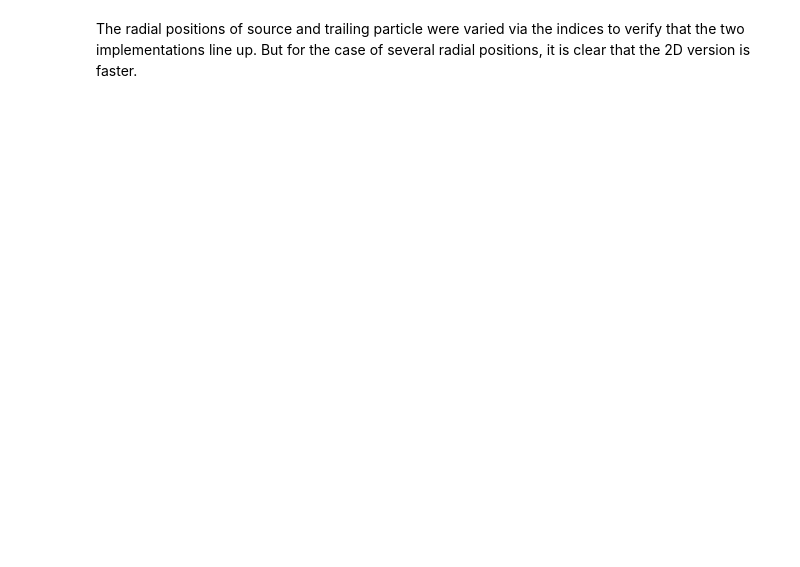
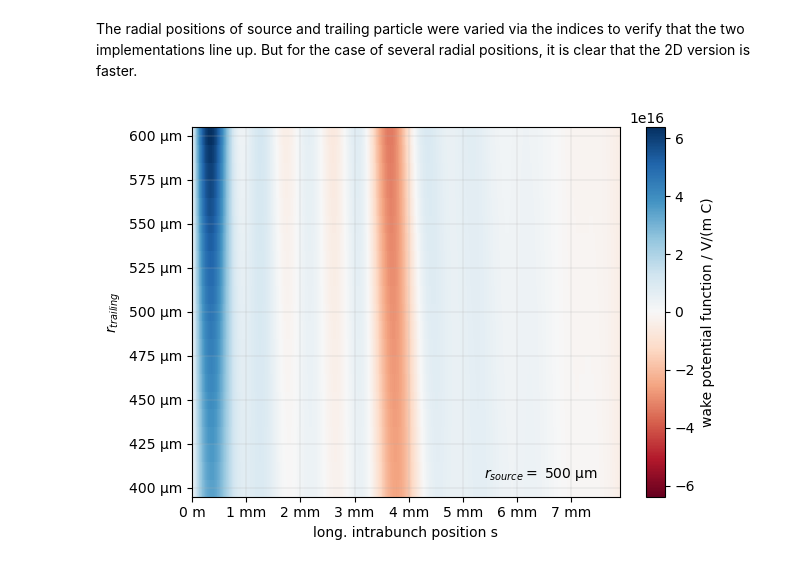
Before and after one commit to scimax/DiWakeCyl, a Jupyter notebook: examples/Comparison_2d_wake_function.ipynb, the cells around one changed output. Saved outputs shown, nothing was run; the diff lists cells and outputs as text; code cells hidden in the pictures; blank space fills up the shorter version.

```diff
--- a/examples/Comparison_2d_wake_function.ipynb
+++ b/examples/Comparison_2d_wake_function.ipynb
@@ -126,2 +126,4 @@ Text(0.05, 0.05, '$r_{source} = $ 500 µm\n$r_{trailing} = $ 440 µm\n')
 # %% [markdown]
 The radial positions of source and trailing particle were varied via the indices to verify that the two implementations line up. But for the case of several radial positions, it is clear that the 2D version is faster.
+# %%
+zz, RR = np.meshgrid(z_pos, r_array)
@@ -127,0 +133,21 @@ The radial positions of source and trailing particle were varied via the indices
+# %%
+plt.style.use('default')
+# %%
+fig, ax = plt.subplots(figsize=(6.9, 4.8))
+c_mappable = ax.pcolor(zz,RR,transverse_wake_func_2d[idx_r_s,:,:], cmap='RdBu',
+          vmin = -np.max(transverse_wake_func_2d[idx_r_s,:,:]),
+          vmax = np.max(transverse_wake_func_2d[idx_r_s,:,:]) )
+ax.xaxis.set_major_formatter(m_formatter := ticker.EngFormatter(unit='m'))
+ax.yaxis.set_major_formatter(m_formatter)
+
+# ax.set_ylabel('wake potential function / V/(m C)')
+ax.set_ylabel('$r_{trailing}$')
+ax.set_xlabel('long. intrabunch position s')
+ax.text(0.95, 0.05, f'$r_{{source}} = $ {m_formatter(r_array[idx_r_s])}', horizontalalignment='right',
+        transform=ax.transAxes)
+cbar = fig.colorbar(c_mappable, ax=ax)
+cbar.set_label('wake potential function / V/(m C)')
+
+ax.grid(lw=0.2)
+# %% [output]
+[figure, added]
```
Also changed, not shown: parts of 4 cells of this notebook.
